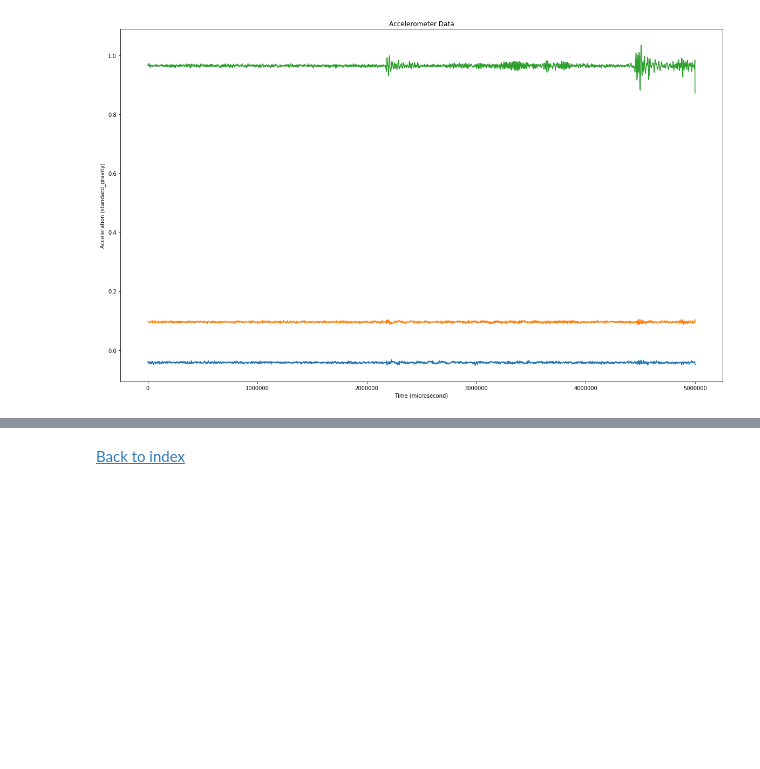
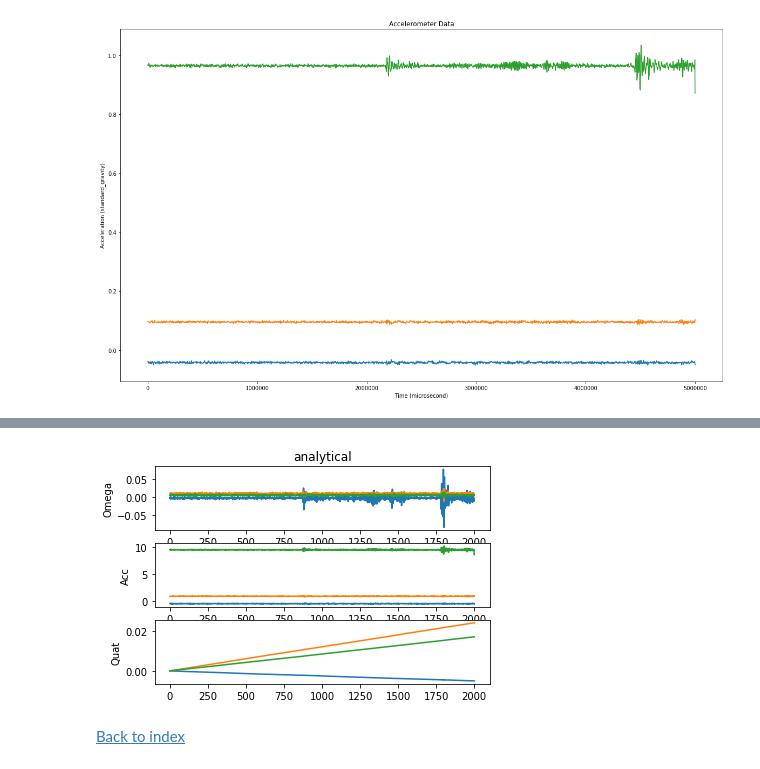
Before and after one commit to multichannelsystems/McsPyDataTools, a Jupyter notebook: McsPyDataNotebooks/IMU_Notebook.ipynb, the cells around one changed output, grey strips where cells are left out. Drawn from its saved outputs; the diff is of its cells as text; code cells hidden in the pictures; blank space fills up the shorter version.

Commit message:
Further refinements for IMU-Data

```diff
--- a/McsPyDataNotebooks/IMU_Notebook.ipynb
+++ b/McsPyDataNotebooks/IMU_Notebook.ipynb
@@ -161,0 +174,10 @@ plt.show()
+# %%
+time, time_unit = gyro_channel.get_channel_sample_timestamps(148,0,10000)
+gyro_x, gyro_x_unit = gyro_channel.get_channel_in_range(148,0,10000)
+gyro_y, gyro_y_unit = gyro_channel.get_channel_in_range(149,0,10000)
+gyro_z, gyro_z_unit = gyro_channel.get_channel_in_range(150,0,10000)
+
+time, time_unit = acc_channel.get_channel_sample_timestamps(160,0,10000)
+acc_x, acc_x_unit = acc_channel.get_channel_in_range(160,0,10000)
+acc_y, acc_y_unit = acc_channel.get_channel_in_range(161,0,10000)
+acc_z, acc_z_unit = acc_channel.get_channel_in_range(162,0,10000)
@@ -162,2 +186,86 @@ plt.show()
+# %%
+class McsIMU(IMU_Base):
+    """Concrete class based on abstract base class IMU_Base """
+
+    def get_data(self, in_file, in_data):
+        '''Get the sampling rate, as well as the recorded data,
+        and assign them to the corresponding attributes of "self".
+
+        Parameters
+        ----------
+        in_file : string
+                Filename of the data-file
+        in_data :
+                Sampling rate (has to be provided!!)
+
+        Assigns
+        -------
+        - rate : rate
+        - acc : acceleration
+        - omega : angular_velocity
+        '''
+
+        # The sampling rate has to be provided externally
+        rate = in_data['rate']
+
+        # Get the data, and label them
+        data.columns = ['acc_x', 'acc_y', 'acc_z', 'gyr_x', 'gyr_y', 'gyr_z', 'mag_x', 'mag_y', 'mag_z', 'taccgyr', 'tmag']
+
+        # Set the conversion factors by hand, and apply them
+        #conversions = {}
+        #conversions['time'] = 1/1000000
+        #conversions['acc'] = 9.81
+        #conversions['gyr'] = np.pi/180
+        #data[:,:3] *= conversions['acc']
+        #data[:,3:6] *= conversions['gyr']
+        #data[:,6] *= conversions['time']
+
+        returnValues = [rate]
+
+        # Extract the columns that you want, by name
+        #paramList=['acc', 'gyr', 'mag']
+        #for param in paramList:
+        #    Expression = param + '*'
+        #    returnValues.append(data_interp.filter(regex=Expression).values)
+        returnValues.append(in_data['acc'])
+        returnValues.append(in_data['gyro'])
+        self._set_info(*returnValues)
+
+# Set the conversion factors by hand, and apply them
+conversions = {}
+conversions['time'] = 1/1000000
+conversions['acc'] = constants.g
+conversions['gyr'] = np.pi/180
+
+acc = np.column_stack((acc_x, acc_y, acc_z)) * conversions['acc']
+gyro = np.column_stack((gyro_x, gyro_y, gyro_z)) * conversions['gyr']
+time_second = time * conversions['time']
+
+acc_sub = acc[::5,:].copy()
+gyro_sub = gyro[::5,:].copy()
+
+initial_orientation = np.array([[1,0,0],
+                                [0,1,0],
+                                [0,0,1]])
+in_data = {"rate" : 2000, "acc" : acc, "omega" : gyro, "mag": None}
+in_data_subsampled = {"rate" : 400, "acc" : acc_sub, "omega" : gyro_sub, "mag": None}
+#mcs_imu = McsIMU(in_file = None, R_init = initial_orientation, in_data = in_data)
+mcs_imu = McsIMU(in_file = None, R_init = initial_orientation, in_data = in_data_subsampled)
+# mcs_imu.get_data(None, {'rate': 2000, 'acc': acc, 'gyro': gyro})
+
+def show_result(imu_data):
+        fig, axs = plt.subplots(3,1)
+        axs[0].plot(imu_data.omega)
+        axs[0].set_ylabel('Omega')
+        axs[0].set_title(imu_data.q_type)
+        axs[1].plot(imu_data.acc)
+        axs[1].set_ylabel('Acc')
+        axs[2].plot(imu_data.quat[:,1:])
+        axs[2].set_ylabel('Quat')
+        plt.show()
+
+show_result(mcs_imu)
+# %% [output]
+[figure, added]
 # %% [markdown]
 <a href='#Top'>Back to index</a>
```
Also changed, not shown: parts of 7 cells of this notebook, 4 other files.
